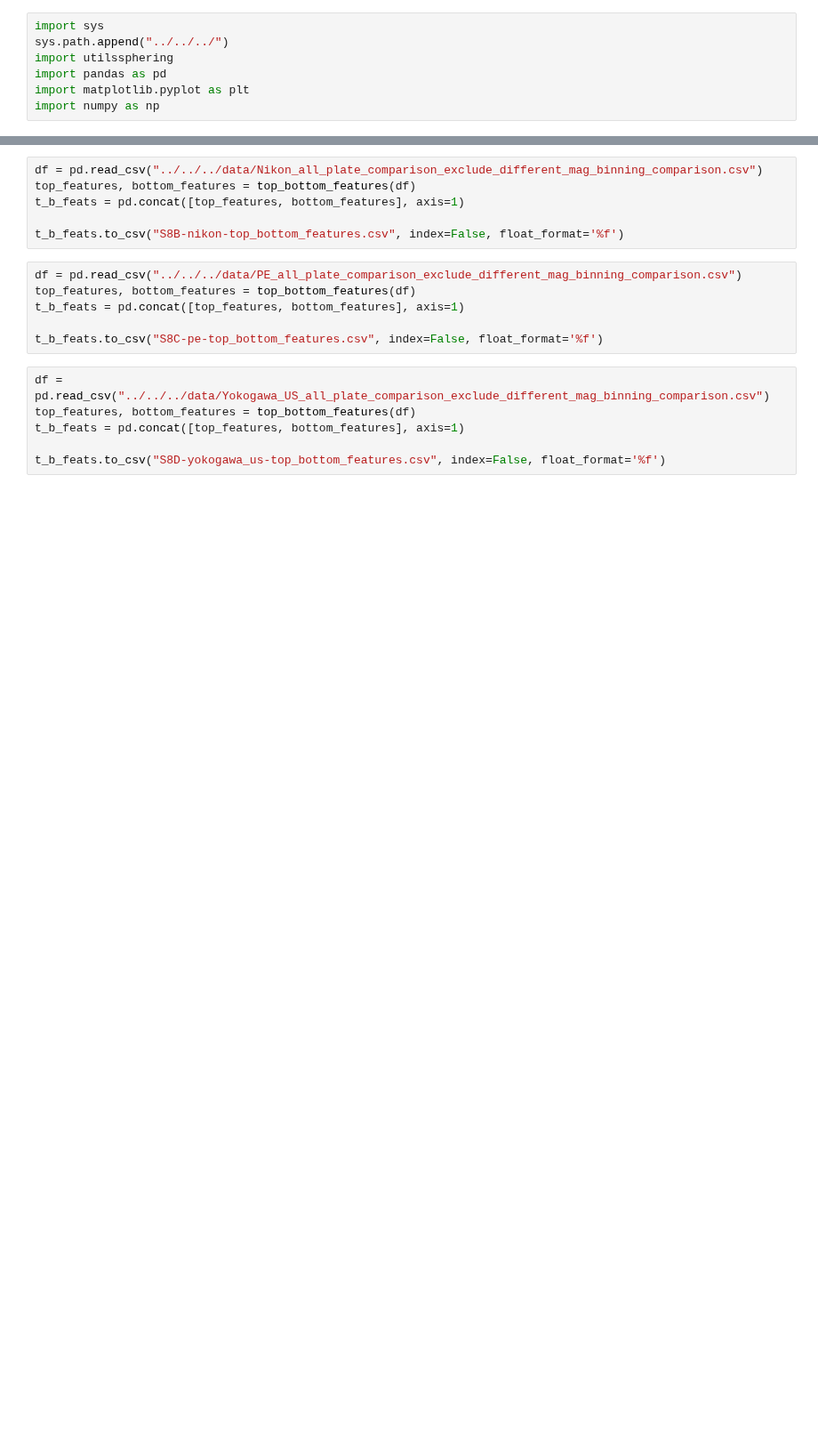
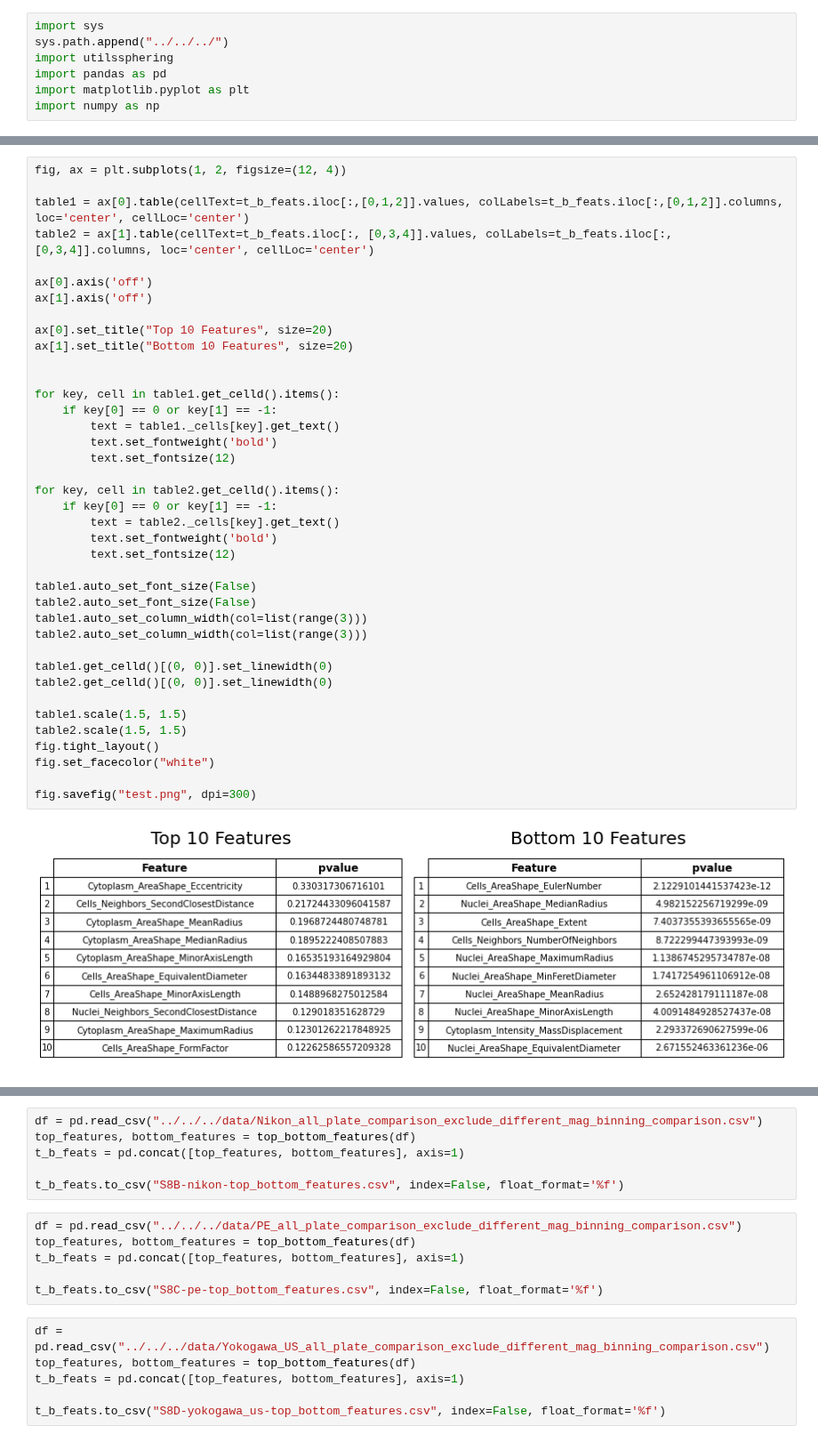
Before and after one commit to jump-cellpainting/jump-scope-analysis, a Jupyter notebook: notebooks/figures/supplementary/FigureS8.ipynb, the cells around one changed output, grey strips where cells are left out. Shown at 89% size. Saved outputs shown, nothing was run; the diff lists cells and outputs as text; blank space fills up the shorter version.

Commit message:
nice table plot, sensible rounding

```diff
--- a/notebooks/figures/supplementary/FigureS8.ipynb
+++ b/notebooks/figures/supplementary/FigureS8.ipynb
@@ -46,0 +80,41 @@ def top_bottom_features(df: pd.DataFrame, num: int = 10):
+# %%
+fig, ax = plt.subplots(1, 2, figsize=(12, 4))
+
+table1 = ax[0].table(cellText=t_b_feats.iloc[:,[0,1,2]].values, colLabels=t_b_feats.iloc[:,[0,1,2]].columns, loc='center', cellLoc='center')
+table2 = ax[1].table(cellText=t_b_feats.iloc[:, [0,3,4]].values, colLabels=t_b_feats.iloc[:,[0,3,4]].columns, loc='center', cellLoc='center')
+
+ax[0].axis('off')
+ax[1].axis('off')
+
+ax[0].set_title("Top 10 Features", size=20)
+ax[1].set_title("Bottom 10 Features", size=20)
+
+
+for key, cell in table1.get_celld().items():
+    if key[0] == 0 or key[1] == -1:
+        text = table1._cells[key].get_text()
+        text.set_fontweight('bold')
+        text.set_fontsize(12)
+
+for key, cell in table2.get_celld().items():
+    if key[0] == 0 or key[1] == -1:
+        text = table2._cells[key].get_text()
+        text.set_fontweight('bold')
+        text.set_fontsize(12)
+
+table1.auto_set_font_size(False)
+table2.auto_set_font_size(False)
+table1.auto_set_column_width(col=list(range(3)))
+table2.auto_set_column_width(col=list(range(3)))
+
+table1.get_celld()[(0, 0)].set_linewidth(0)
+table2.get_celld()[(0, 0)].set_linewidth(0)
+
+table1.scale(1.5, 1.5)
+table2.scale(1.5, 1.5)
+fig.tight_layout()
+fig.set_facecolor("white")
+
+fig.savefig("test.png", dpi=300)
+# %% [output]
+[figure, added]
```
Also changed, not shown: parts of 6 cells of this notebook.
